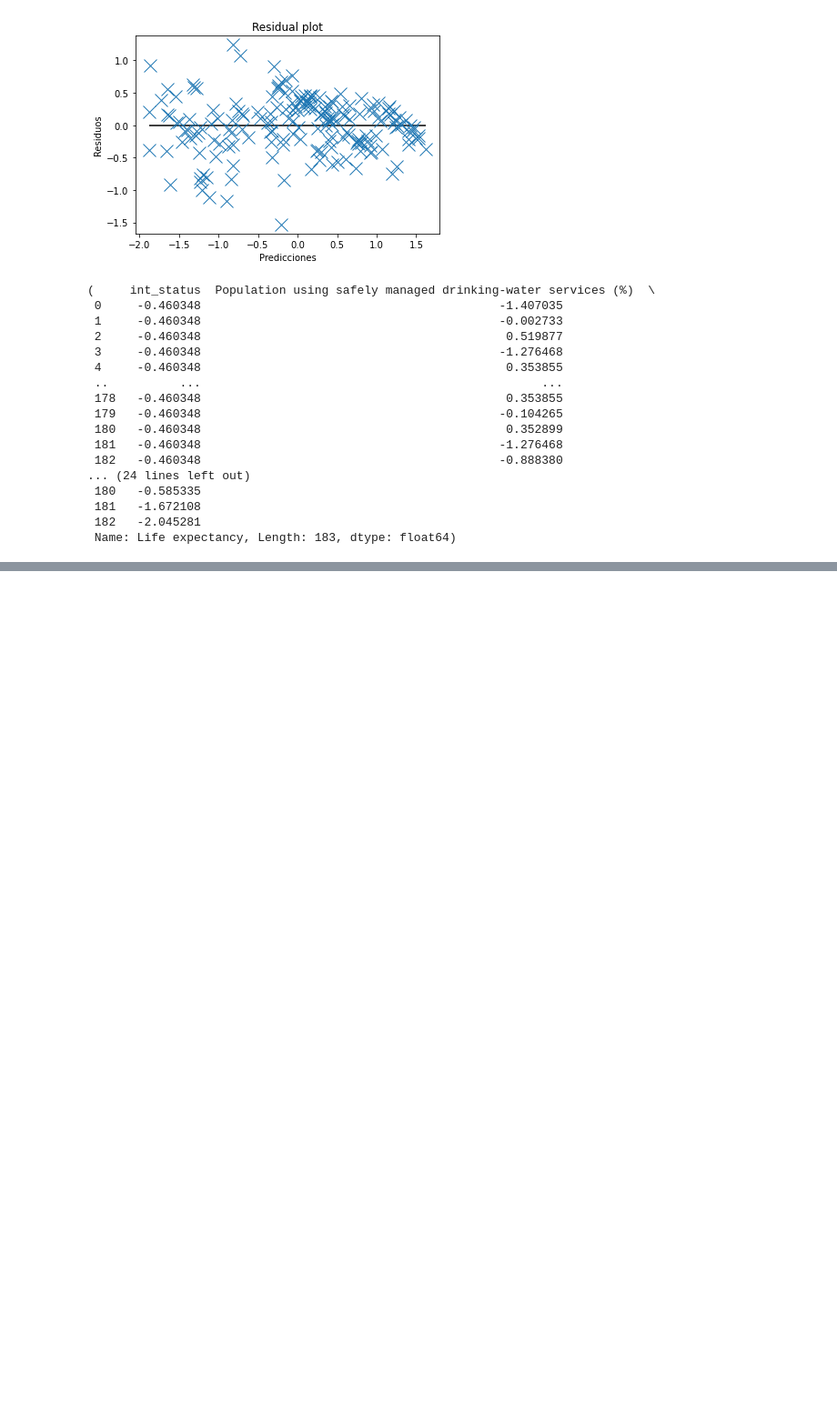
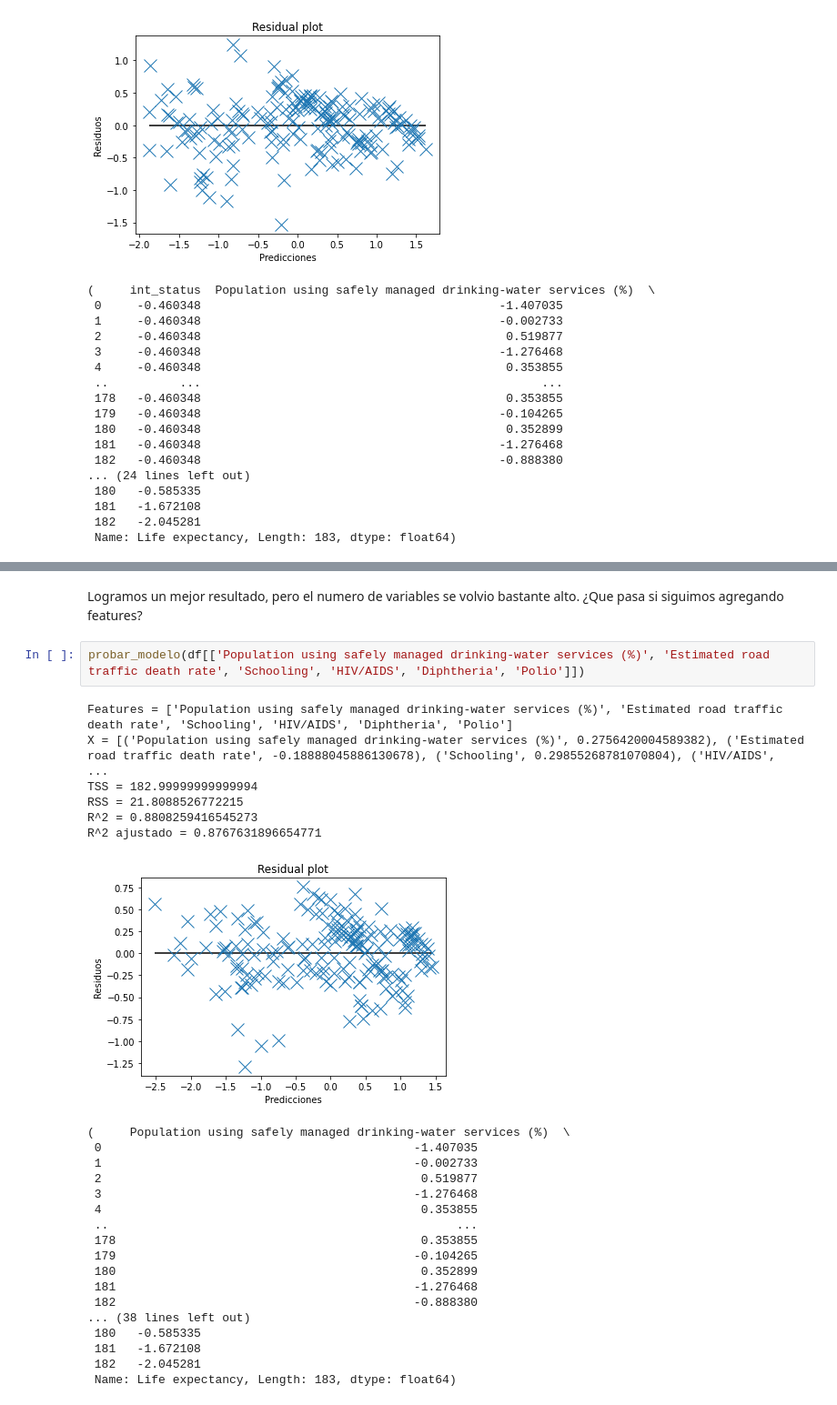
Before and after one commit to iglosiggio/metnum-tp3, a Jupyter notebook: notebooks/modelos-de-regresion-reentrega.ipynb, the cells around one changed output, grey strips where cells are left out. Shown at 91% size. Drawn from its saved outputs; the diff is of its cells as text; blank space fills up the shorter version.

```diff
--- a/notebooks/modelos-de-regresion-reentrega.ipynb
+++ b/notebooks/modelos-de-regresion-reentrega.ipynb
@@ -204,0 +294,30 @@ R^2 ajustado = 0.8159904570176925
+# %% [markdown]
+Logramos un mejor resultado, pero el numero de variables se volvio bastante alto.
+¿Que pasa si siguimos agregando features?
+# %%
+probar_modelo(df[['Population using safely managed drinking-water services (%)', 'Estimated road traffic death rate', 'Schooling', 'HIV/AIDS', 'Diphtheria', 'Polio']])
+# %% [output]
+Features = ['Population using safely managed drinking-water services (%)', 'Estimated road traffic death rate', 'Schooling', 'HIV/AIDS', 'Diphtheria', 'Polio']
+X = [('Population using safely managed drinking-water services (%)', 0.2756420004589382), ('Estimated road traffic death rate', -0.18888045886130678), ('Schooling', 0.29855268781070804), ('HIV/AIDS',  ...
+TSS = 182.99999999999994
+RSS = 21.8088526772215
+R^2 = 0.8808259416545273
+R^2 ajustado = 0.8767631896654771
+[figure, added]
+(     Population using safely managed drinking-water services (%)  \
+ 0                                            -1.407035
+ 1                                            -0.002733
+ 2                                             0.519877
+ 3                                            -1.276468
+ 4                                             0.353855
+ ..                                                 ...
+ 178                                           0.353855
+ 179                                          -0.104265
+ 180                                           0.352899
+ 181                                          -1.276468
+ 182                                          -0.888380
+... (38 lines left out)
+ 180   -0.585335
+ 181   -1.672108
+ 182   -2.045281
+ Name: Life expectancy, Length: 183, dtype: float64)
```
Also changed, not shown: parts of 10 cells of this notebook.
